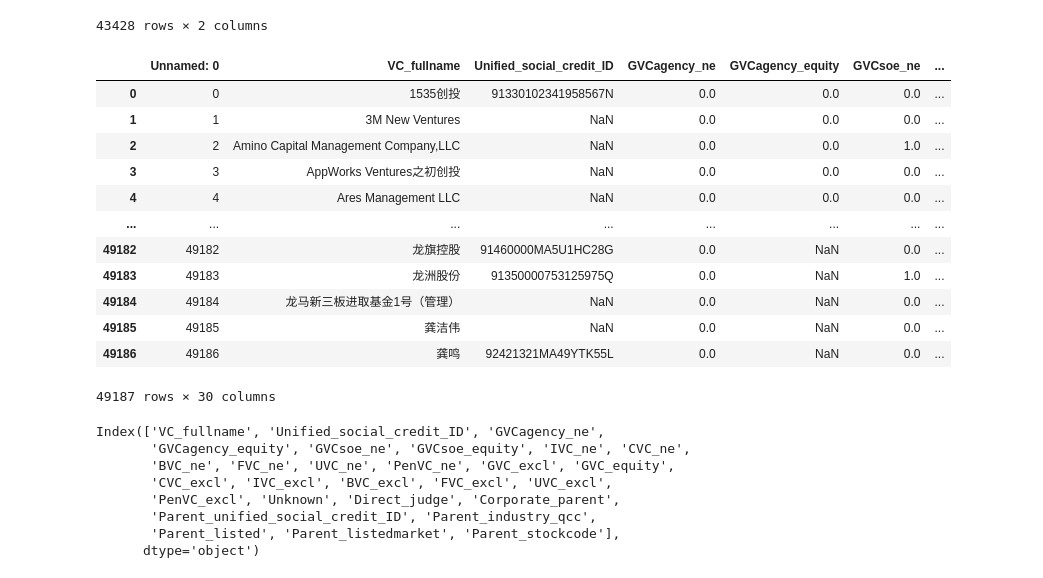
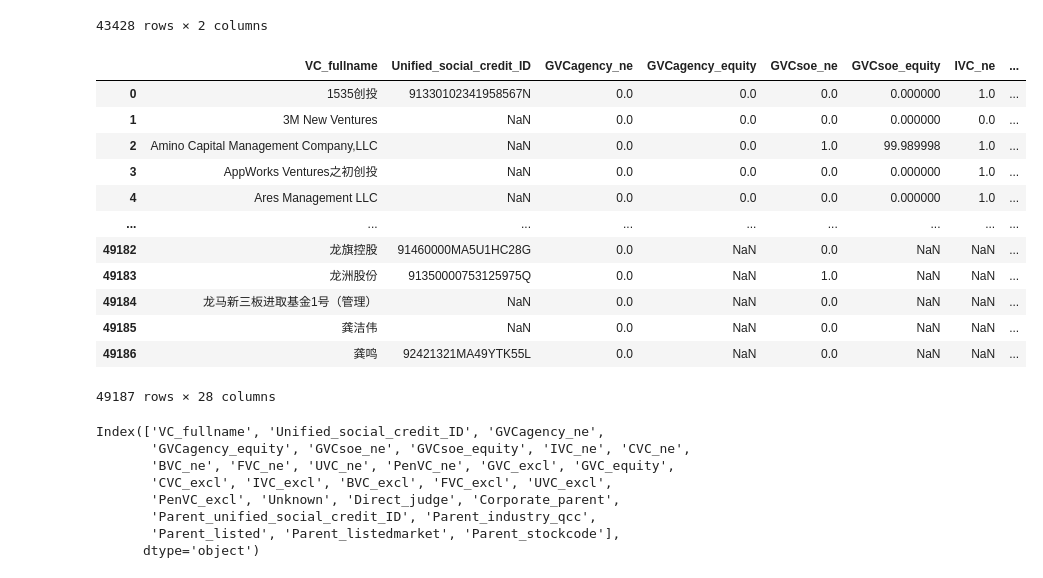
Before and after one commit to ideatechresearch/patent_invest, a Jupyter notebook: ChinaVC.ipynb, the cells around one changed output. Cells and saved outputs as stored; diff of their text form; code cells hidden in the pictures.

```diff
--- a/ChinaVC.ipynb
+++ b/ChinaVC.ipynb
@@ -20,22 +20,22 @@ Alias
 | 43427 | 龙金（北京）投资管理有限公司 | 龙金（北京）投资管理 |
 43428 rows × 2 columns
 # %%
-ChinaVCtype=pd.read_csv('data/ChinaVCtype.csv')
+ChinaVCtype=pd.read_csv('data/source/ChinaVCtype.csv')
 ChinaVCtype
 # %% [output]
-|  | Unnamed: 0 | VC_fullname | Unified_social_credit_ID | GVCagency_ne | GVCagency_equity | GVCsoe_ne | ... |
-| 0 | 0 | 1535创投 | 91330102341958567N | 0.0 | 0.0 | 0.0 | ... |
-| 1 | 1 | 3M New Ventures | NaN | 0.0 | 0.0 | 0.0 | ... |
-| 2 | 2 | Amino Capital Management Company,LLC | NaN | 0.0 | 0.0 | 1.0 | ... |
-| 3 | 3 | AppWorks Ventures之初创投 | NaN | 0.0 | 0.0 | 0.0 | ... |
-| 4 | 4 | Ares Management LLC | NaN | 0.0 | 0.0 | 0.0 | ... |
-| ... | ... | ... | ... | ... | ... | ... | ... |
-| 49182 | 49182 | 龙旗控股 | 91460000MA5U1HC28G | 0.0 | NaN | 0.0 | ... |
-| 49183 | 49183 | 龙洲股份 | 91350000753125975Q | 0.0 | NaN | 1.0 | ... |
-| 49184 | 49184 | 龙马新三板进取基金1号（管理） | NaN | 0.0 | NaN | 0.0 | ... |
-| 49185 | 49185 | 龚洁伟 | NaN | 0.0 | NaN | 0.0 | ... |
-| 49186 | 49186 | 龚鸣 | 92421321MA49YTK55L | 0.0 | NaN | 0.0 | ... |
+|  | VC_fullname | Unified_social_credit_ID | GVCagency_ne | GVCagency_equity | GVCsoe_ne | GVCsoe_equity | IVC_ne | ... |
+| 0 | 1535创投 | 91330102341958567N | 0.0 | 0.0 | 0.0 | 0.000000 | 1.0 | ... |
+| 1 | 3M New Ventures | NaN | 0.0 | 0.0 | 0.0 | 0.000000 | 0.0 | ... |
+| 2 | Amino Capital Management Company,LLC | NaN | 0.0 | 0.0 | 1.0 | 99.989998 | 1.0 | ... |
+| 3 | AppWorks Ventures之初创投 | NaN | 0.0 | 0.0 | 0.0 | 0.000000 | 1.0 | ... |
+| 4 | Ares Management LLC | NaN | 0.0 | 0.0 | 0.0 | 0.000000 | 1.0 | ... |
+| ... | ... | ... | ... | ... | ... | ... | ... | ... |
+| 49182 | 龙旗控股 | 91460000MA5U1HC28G | 0.0 | NaN | 0.0 | NaN | NaN | ... |
+| 49183 | 龙洲股份 | 91350000753125975Q | 0.0 | NaN | 1.0 | NaN | NaN | ... |
+| 49184 | 龙马新三板进取基金1号（管理） | NaN | 0.0 | NaN | 0.0 | NaN | NaN | ... |
+| 49185 | 龚洁伟 | NaN | 0.0 | NaN | 0.0 | NaN | NaN | ... |
+| 49186 | 龚鸣 | 92421321MA49YTK55L | 0.0 | NaN | 0.0 | NaN | NaN | ... |
-49187 rows × 30 columns
+49187 rows × 28 columns
 # %%
 ChinaVCtype.columns
 # %% [output]
```
Also changed, not shown: parts of 160 cells of this notebook, 6 other files.
